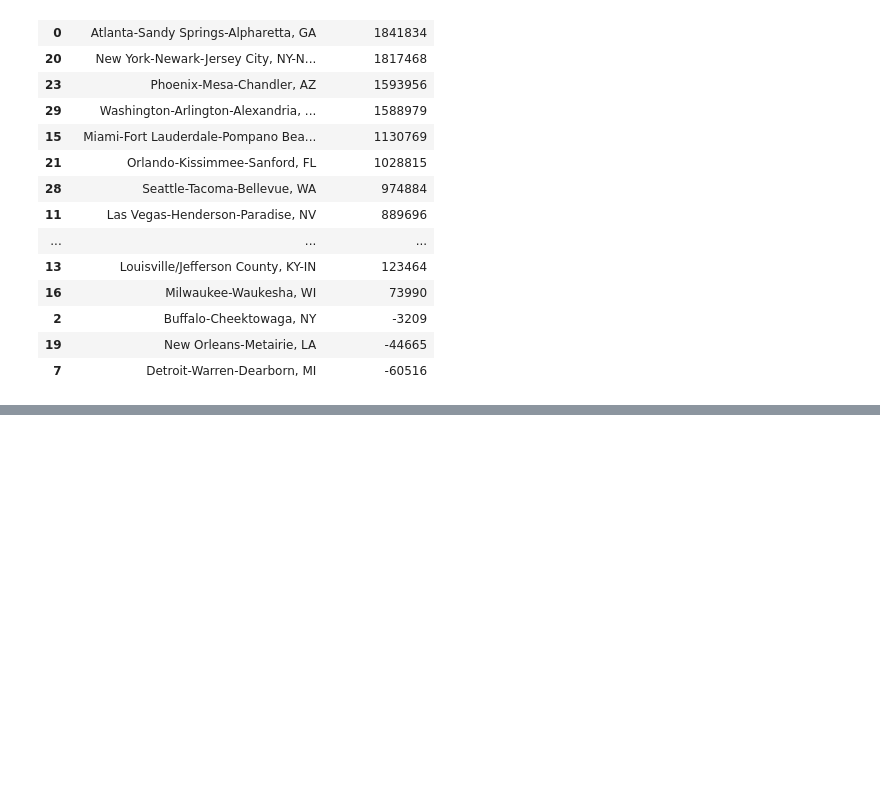
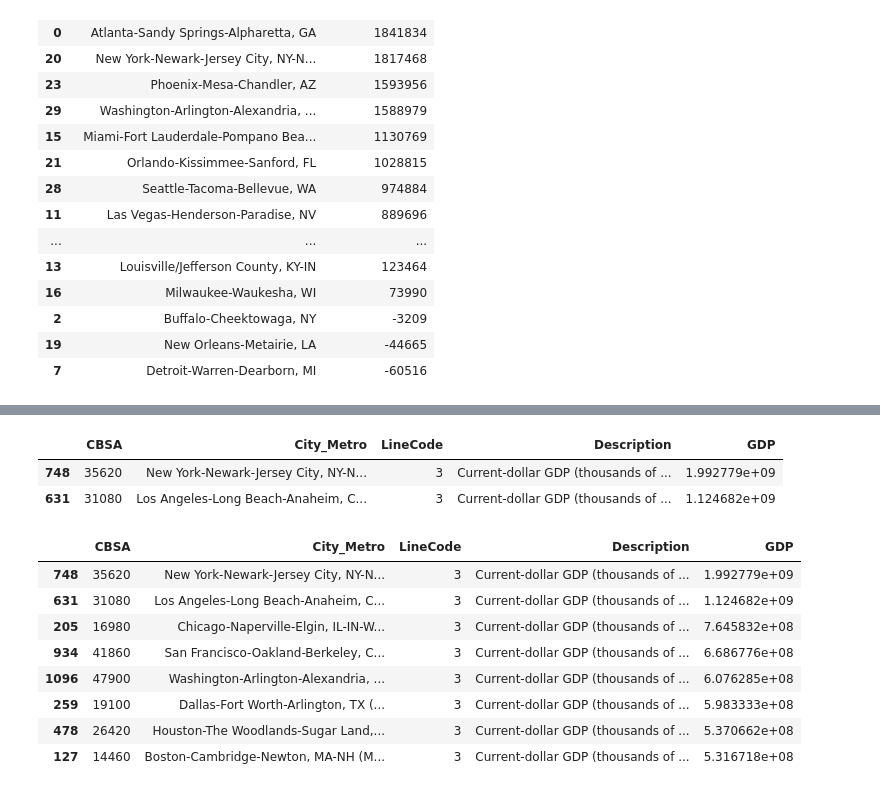
Before and after one commit to BerisDizdar/US_Population_And_GDP, a Jupyter notebook: Metro_Pop.ipynb, the cells around one changed output, grey strips where cells are left out. Cells and saved outputs as stored; diff of their text form; code cells hidden in the pictures; blank space fills up the shorter version.

```diff
--- a/Metro_Pop.ipynb
+++ b/Metro_Pop.ipynb
@@ -428,0 +470,20 @@ Sort_PopDiff
+# %%
+GDP_1Trillion = DF3_Metro_GDP[DF3_Metro_GDP['GDP'] > 1000000000].sort_values(by='GDP', ascending=False)
+GDP_1Trillion
+# %% [output]
+|  | CBSA | City_Metro | LineCode | Description | GDP |
+| 748 | 35620 | New York-Newark-Jersey City, NY-N... | 3 | Current-dollar GDP (thousands of ... | 1.992779e+09 |
+| 631 | 31080 | Los Angeles-Long Beach-Anaheim, C... | 3 | Current-dollar GDP (thousands of ... | 1.124682e+09 |
+# %%
+GDP_500Billion = DF3_Metro_GDP[DF3_Metro_GDP['GDP'] > 500000000].sort_values(by='GDP', ascending=False)
+GDP_500Billion
+# %% [output]
+|  | CBSA | City_Metro | LineCode | Description | GDP |
+| 748 | 35620 | New York-Newark-Jersey City, NY-N... | 3 | Current-dollar GDP (thousands of ... | 1.992779e+09 |
+| 631 | 31080 | Los Angeles-Long Beach-Anaheim, C... | 3 | Current-dollar GDP (thousands of ... | 1.124682e+09 |
+| 205 | 16980 | Chicago-Naperville-Elgin, IL-IN-W... | 3 | Current-dollar GDP (thousands of ... | 7.645832e+08 |
+| 934 | 41860 | San Francisco-Oakland-Berkeley, C... | 3 | Current-dollar GDP (thousands of ... | 6.686776e+08 |
+| 1096 | 47900 | Washington-Arlington-Alexandria, ... | 3 | Current-dollar GDP (thousands of ... | 6.076285e+08 |
+| 259 | 19100 | Dallas-Fort Worth-Arlington, TX (... | 3 | Current-dollar GDP (thousands of ... | 5.983333e+08 |
+| 478 | 26420 | Houston-The Woodlands-Sugar Land,... | 3 | Current-dollar GDP (thousands of ... | 5.370662e+08 |
+| 127 | 14460 | Boston-Cambridge-Newton, MA-NH (M... | 3 | Current-dollar GDP (thousands of ... | 5.316718e+08 |
```
Also changed, not shown: parts of 26 cells of this notebook.
